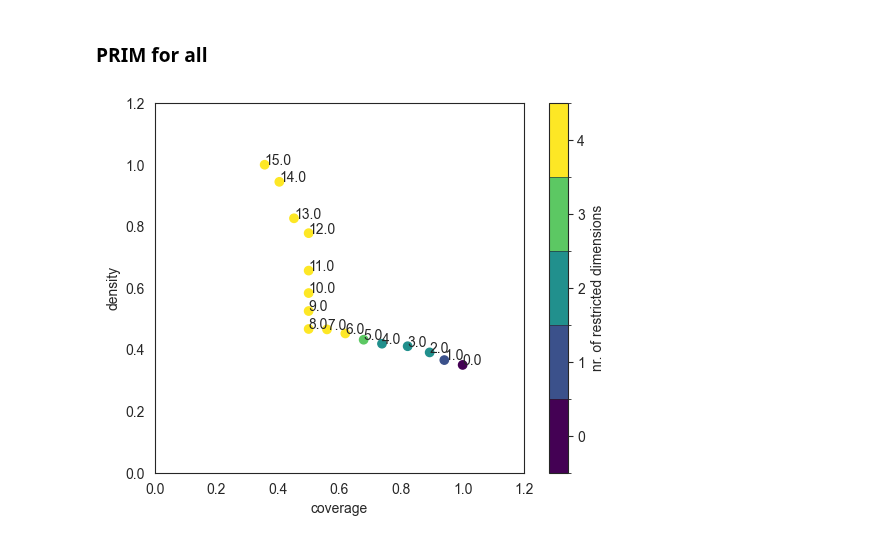
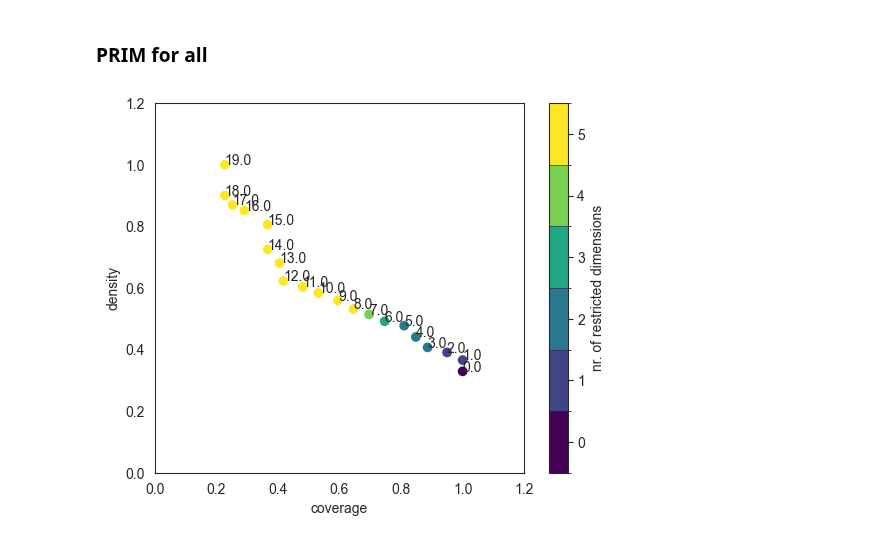
Before and after one commit to roesel1/EPA141A---MD, a Jupyter notebook: final assignment/Open_Exploration_Scen.ipynb, the cells around one changed output. Cells and saved outputs as stored; diff of their text form; code cells hidden in the pictures.

```diff
--- a/final assignment/Open_Exploration_Scen.ipynb
+++ b/final assignment/Open_Exploration_Scen.ipynb
@@ -166,7 +144,7 @@ dike_model_1.constants.extend(Constant('A.4_Brate',1.5))
 dike_model_1.constants.extend(Constant('A.5_Bmax',190))
 dike_model_1.constants.extend(Constant('A.5_Brate',1.5))
 # %%
-with MultiprocessingEvaluator(dike_model_1) as evaluator:
+with SequentialEvaluator(dike_model_1) as evaluator:
     results = evaluator.perform_experiments(scenarios=20,policies=policy0,uncertainty_sampling=Samplers.SOBOL)
 
 experiments, outcomes = results
@@ -178,8 +156,8 @@ experiments_unc =experiments.iloc[:,0:5]
 df =pd.DataFrame(outcomes)
 # %%
 
-df["Total Costs"] = df["A.1 Total Costs"] + df["A.2 Total Costs"] + df["A.3 Total Costs"] + df["A.4 Total Costs"] + df[
-    "A.5 Total Costs"]
+# df["Total Costs"] = df["A.1 Total Costs"] + df["A.2 Total Costs"] + df["A.3 Total Costs"] + df["A.4 Total Costs"] + df[
+#     "A.5 Total Costs"]
 df["Expected Number of Deaths"] = df["A.1_Expected Number of Deaths"] + df["A.2_Expected Number of Deaths"] + df[
     "A.3_Expected Number of Deaths"] + df["A.4_Expected Number of Deaths"] + df["A.5_Expected Number of Deaths"]
 
@@ -191,7 +169,7 @@ outcomes["Expected Annual Damage"] = df["Expected Annual Damage"]
 # %% [markdown]
 ## Feature importance (not required but nice to know)
 # %%
-df_feature_importance_out = df[["Total Costs","Expected Annual Damage", "Expected Number of Deaths","A.5_Expected Number of Deaths", "A.5 Total Costs","A.5_Expected Annual Damage"]]
+df_feature_importance_out = df[["Expected Annual Damage", "Expected Number of Deaths","A.5_Expected Number of Deaths","A.5_Expected Annual Damage"]]
 
 x = experiments_unc
 y = df_feature_importance_out
@@ -294,17 +239,17 @@ pd.DataFrame(box1.inspect(15, style='data')[0][1]).to_csv('data\para_space_A5.cs
 # %% [markdown]
 ### PRIM for all
 # %%
-y = ((df_feature_importance_out["Total Costs"] >= list(np.sort(df_feature_importance_out["Total Costs"]))[int(0.80* len(df_feature_importance_out["Total Costs"]))])
-     |(df_feature_importance_out['Expected Number of Deaths'] >= list(np.sort(df_feature_importance_out["Expected Number of Deaths"]))[int(0.80* len(df_feature_importance_out['Expected Number of Deaths']))])
+y = ((df_feature_importance_out['Expected Number of Deaths'] >= list(np.sort(df_feature_importance_out["Expected Number of Deaths"]))[int(0.80* len(df_feature_importance_out['Expected Number of Deaths']))])
      |(df_feature_importance_out['Expected Annual Damage'] >= list(np.sort(df_feature_importance_out["Expected Annual Damage"]))[int(0.80* len(df_feature_importance_out['Expected Annual Damage']))])
      )
-
+# (df_feature_importance_out["Total Costs"] >= list(np.sort(df_feature_importance_out["Total Costs"]))[int(0.80* len(df_feature_importance_out["Total Costs"]))])
+#      |
 prim_alg = prim.Prim(x, y, threshold=0.8, peel_alpha=0.1)
 box2 = prim_alg.find_box()
 box2.show_tradeoff(annotated=True)
 plt.show()
 # %% [output]
-[figure, old version]
+[figure, new version]
 # %%
 box2.select(13)
 box2.show_pairs_scatter()
```
Also changed, not shown: parts of 14 cells of this notebook, 3 other files.
